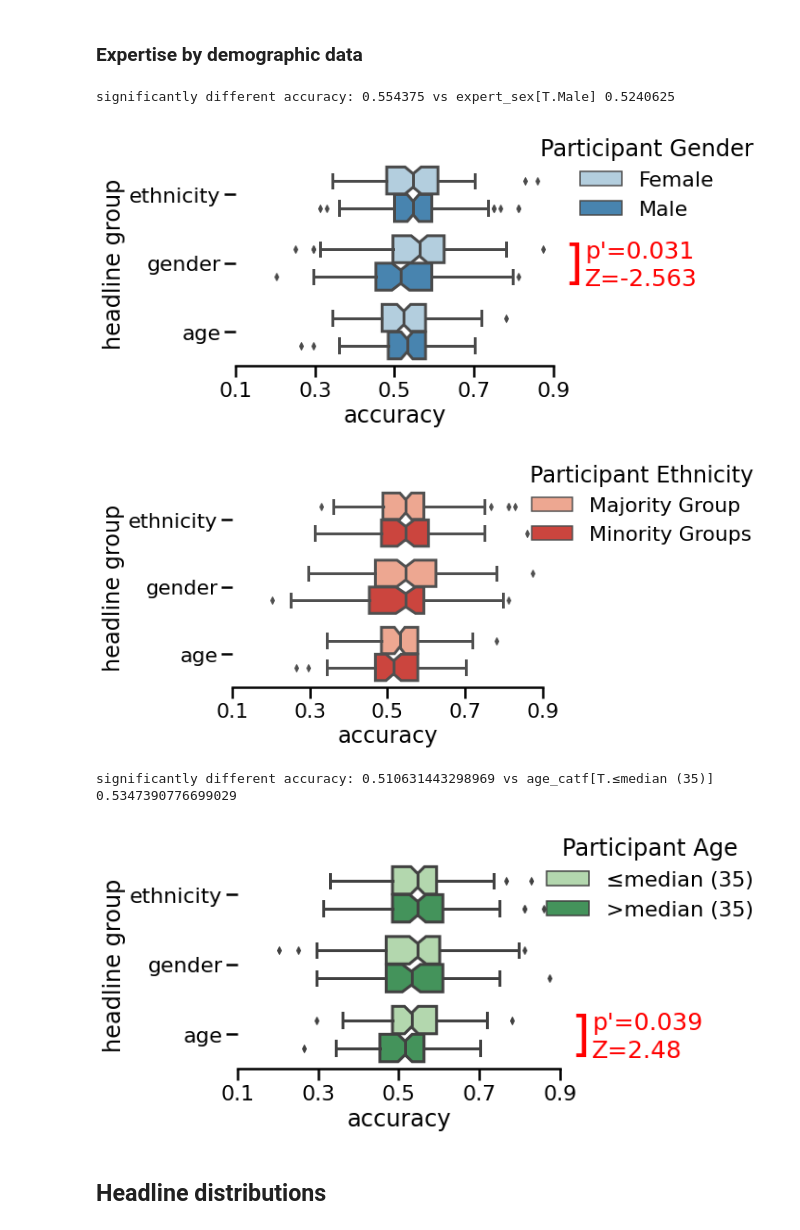
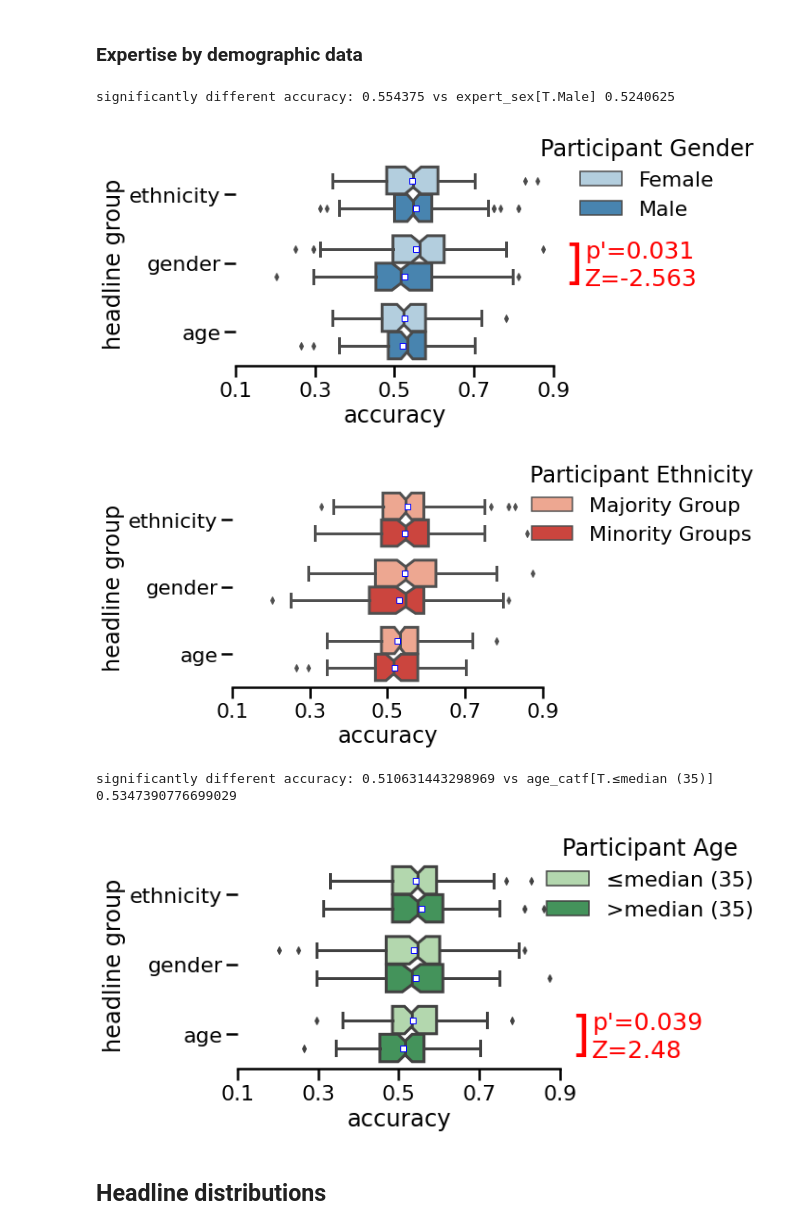
Before and after one commit to axelabels/fakenews, a Jupyter notebook: analysis.ipynb, the cells around one changed output. Saved outputs shown, nothing was run; the diff lists cells and outputs as text; code cells hidden in the pictures.

```diff
--- a/analysis.ipynb
+++ b/analysis.ipynb
@@ -282,7 +282,7 @@ for headline_group_name in ["age","ethnicity","gender"]:
     subdf = err_df[err_df['headline_group']==headline_group_name].sort_values(by="sentiment").copy() #age
     subdf["genuine"]=subdf.genuine.replace({1:"genuine",0:"altered"})
 
-    g=sns.boxplot(subdf,y="average_error",x="sentiment",hue="genuine",notch=True,hue_order=["altered","genuine",],palette=sns.color_palette("muted"),saturation=1)
+    g=sns.boxplot(subdf,y="average_error",x="sentiment",hue="genuine",notch=True,hue_order=["altered","genuine",],palette=sns.color_palette("muted"),saturation=1,showmeans=True,meanprops={"marker":"s","markerfacecolor":"white", "markeredgecolor":"blue"})
 
 
     # Extract the number of levels and their names
@@ -490,42 +490,44 @@ target="accuracy"
 groups = ["ethnicity","gender","age"]
 for feat in ("expert_sex","expertethnicity","age_catf"):
 
-    ax = sns.boxplot(data=filtered_data, x=target, hue=feat, y="headline_group",order=groups, notch=True,palette=palettes[0])
+    boxprops = dict(linestyle='-', linewidth=4, color='k')
+    ax = sns.boxplot(data=filtered_data, x=target, hue=feat, y="headline_group",order=groups, meanprops={"marker":"s","markerfacecolor":"white", "markeredgecolor":"blue"},notch=True,palette=palettes[0], showmeans=True)
+
     palettes=palettes[1:]
     expertethnicity_levels = filtered_data[feat].unique()
 
     # Validate we have only two levels
     if len(expertethnicity_levels) != 2:
         raise ValueError('There are more or less than two levels in "expertethnicity" column.')
 
     for group in groups:
         group_data = filtered_data[filtered_data['headline_group'] == group]
 
         model = smf.gee(target+" ~ "+feat, data=group_data, groups="treatment").fit()
         # print(model.summary())
         statistic,p_value = model.tvalues.values[1],model.pvalues[1]
         if p_value*3<0.05:
             print("significantly different accuracy:",model.params[0],"vs",list(model.params.keys())[1],model.params[0]+model.params[1])
 
             y_position = groups.index(group)
             ax.text(.95, y_position+.025, ']', ha='center', va='center', color='red', fontsize=50)
             ax.text(.98, y_position-.17, 'p\'='+ str(np.round(p_value*3,3)), ha='left', va='center', color='red', fontsize=25)
             ax.text(.98, y_position+.23, 'Z='+ str(np.round(statistic,3)), ha='left', va='center', color='red', fontsize=25)
     sns.despine(left=True)
     sns.move_legend(ax,"upper left",title={"expert_sex":"Participant Gender","expertethnicity":"Participant Ethnicity","age_catf":"Participant Age"}[feat],bbox_to_anchor=(.9, 1.2),frameon=False)
     plt.xticks([0.1,.3,0.5,.7,0.9])
 
     plt.xlim(0.1,0.9)
     plt.xlabel("accuracy")
     plt.ylabel("headline group")
     plt.savefig(os.path.join(figure_dir,f"error_by_{feat}.pdf"),bbox_inches="tight")
     plt.show()
 # %% [output]
 significantly different accuracy: 0.554375 vs expert_sex[T.Male] 0.5240625
-[figure, old version]
+[figure, new version]
-[figure, old version]
+[figure, new version]
 significantly different accuracy: 0.510631443298969 vs age_catf[T.≤median (35)] 0.5347390776699029
-[figure, old version]
+[figure, new version]
 # %% [markdown]
 ## Headline distributions
 # %%
```
Also changed, not shown: parts of 4 cells of this notebook.
